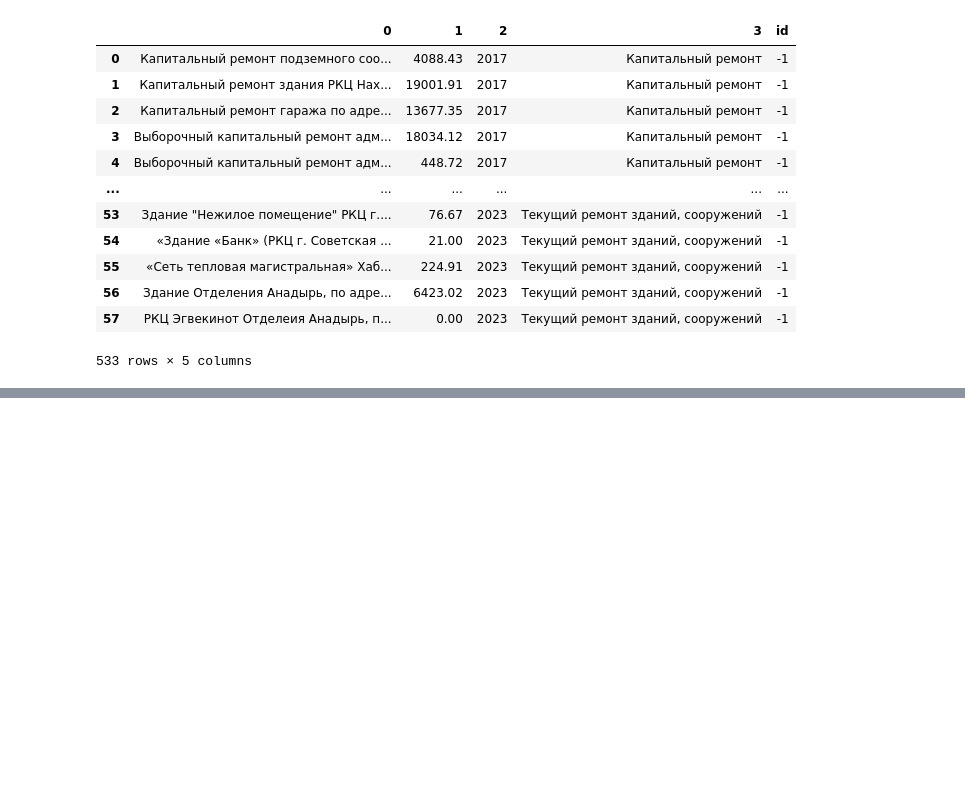
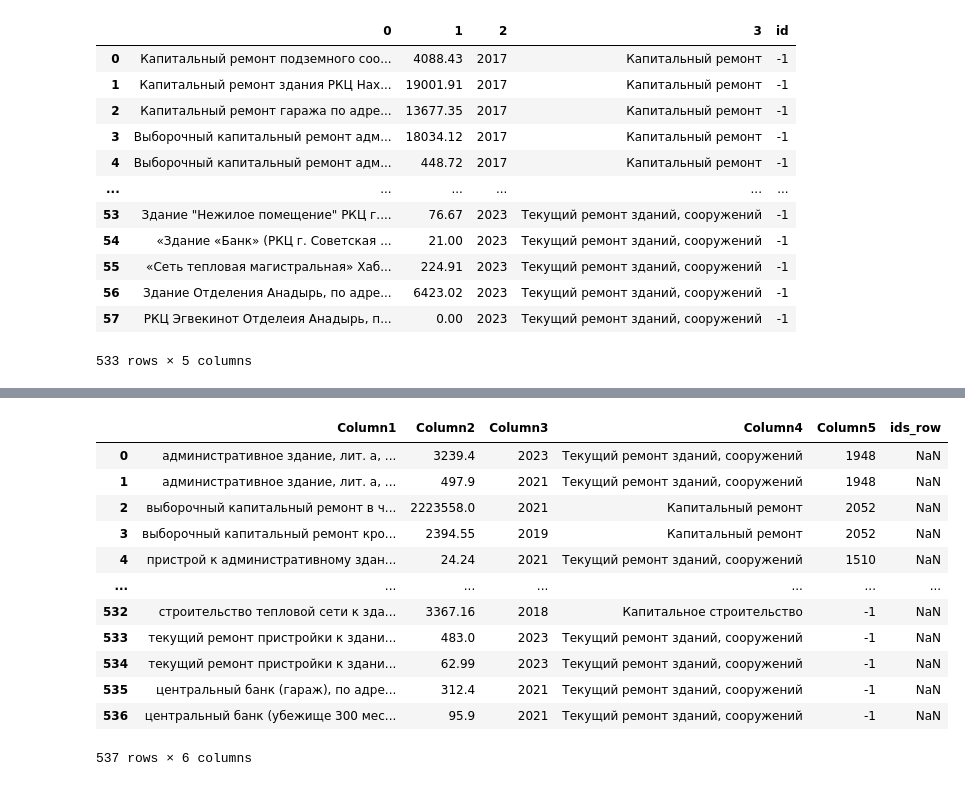
Before and after one commit to zayycev22/inflation, a Jupyter notebook: parse.ipynb, the cells around one changed output, grey strips where cells are left out. Saved outputs shown, nothing was run; the diff lists cells and outputs as text; code cells hidden in the pictures; blank space fills up the shorter version.

```diff
--- a/parse.ipynb
+++ b/parse.ipynb
@@ -742 +758,17 @@ list_df.loc[(list_df['object_name'].apply(lambda x: "Светланская, д.
+# %%
+kr_ks_tp
+# %% [output]
+|  | Column1 | Column2 | Column3 | Column4 | Column5 | ids_row |
+| 0 | административное здание, лит. а, ... | 3239.4 | 2023 | Текущий ремонт зданий, сооружений | 1948 | NaN |
+| 1 | административное здание, лит. а, ... | 497.9 | 2021 | Текущий ремонт зданий, сооружений | 1948 | NaN |
+| 2 | выборочный капитальный ремонт в ч... | 2223558.0 | 2021 | Капитальный ремонт | 2052 | NaN |
+| 3 | выборочный капитальный ремонт кро... | 2394.55 | 2019 | Капитальный ремонт | 2052 | NaN |
+| 4 | пристрой к административному здан... | 24.24 | 2021 | Текущий ремонт зданий, сооружений | 1510 | NaN |
+| ... | ... | ... | ... | ... | ... | ... |
+| 532 | строительство тепловой сети к зда... | 3367.16 | 2018 | Капитальное строительство | -1 | NaN |
+| 533 | текущий ремонт пристройки к здани... | 483.0 | 2023 | Текущий ремонт зданий, сооружений | -1 | NaN |
+| 534 | текущий ремонт пристройки к здани... | 62.99 | 2023 | Текущий ремонт зданий, сооружений | -1 | NaN |
+| 535 | центральный банк (гараж), по адре... | 312.4 | 2021 | Текущий ремонт зданий, сооружений | -1 | NaN |
+| 536 | центральный банк (убежище 300 мес... | 95.9 | 2021 | Текущий ремонт зданий, сооружений | -1 | NaN |
+537 rows × 6 columns
 # %%
```
Also changed, not shown: parts of 7 cells of this notebook, 5 other files.
